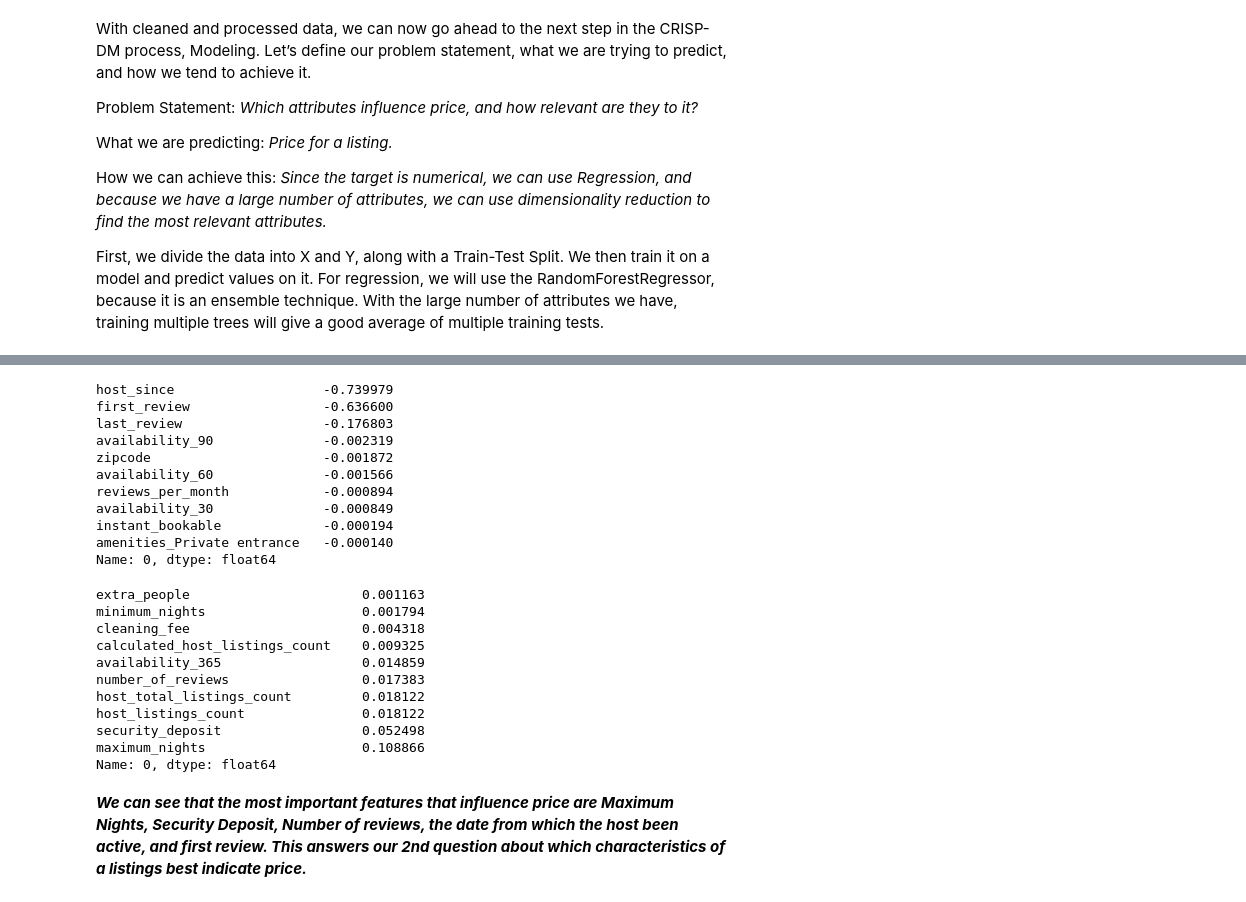
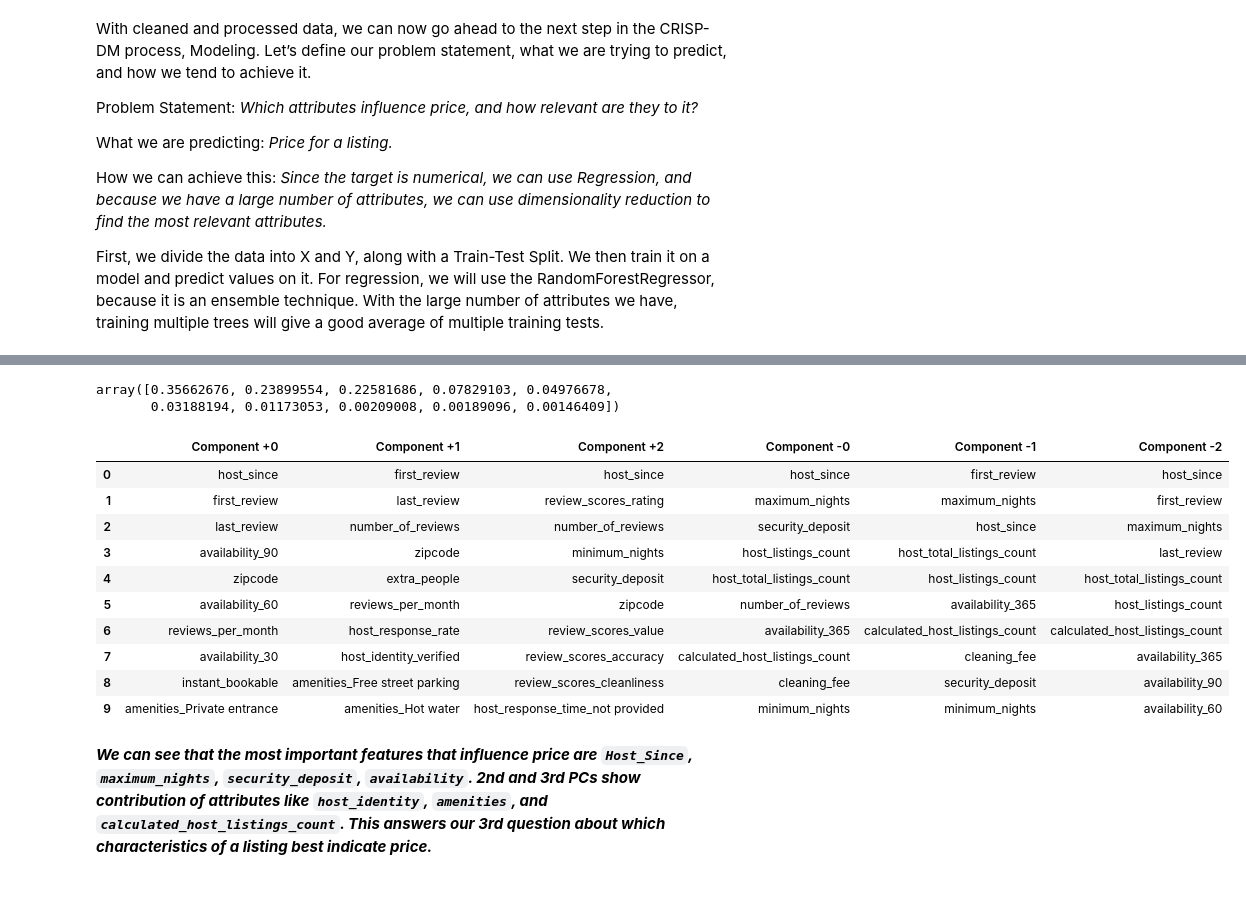
Before and after one commit to ravishchawla/Data-Analysis-with-AirBnB-Data, a Jupyter notebook: Data Exploration with AirBnB.ipynb, the cells around one changed output, grey strips where cells are left out. Cells and saved outputs as stored; diff of their text form; code cells hidden in the pictures.

```diff
--- a/Data Exploration with AirBnB.ipynb
+++ b/Data Exploration with AirBnB.ipynb
@@ -441,0 +444,3 @@ For training and testing, we get the following Mean Squared Errors: `44.599` and
+# %%
+pca = PCA(n_components=60, random_state=1024);
+pca.fit(l_X)
@@ -442,7 +450,4 @@ For training and testing, we get the following Mean Squared Errors: `44.599` and
 # %%
-pca = PCA(n_components=400, random_state=1024);
-pca.fit(l_X)
-
 listings_pca = pca.transform(l_X);
 l_X_p_train, l_X_p_test, l_y_p_train, l_y_p_test = train_test_split(listings_pca, l_y, test_size=0.33, random_state=1024)
 # %%
@@ -473,30 +475,31 @@ p_c_1 = principal_weights.iloc[0]
-# %%
-print(p_c_1.sort_values()[0:10])
-# %% [output]
-host_since                   -0.739979
-first_review                 -0.636600
-last_review                  -0.176803
-availability_90              -0.002319
-zipcode                      -0.001872
-availability_60              -0.001566
-reviews_per_month            -0.000894
-availability_30              -0.000849
-instant_bookable             -0.000194
-amenities_Private entrance   -0.000140
-Name: 0, dtype: float64
-# %%
-print(p_c_1.sort_values()[-10:])
-# %% [output]
-extra_people                      0.001163
-minimum_nights                    0.001794
-cleaning_fee                      0.004318
-calculated_host_listings_count    0.009325
-availability_365                  0.014859
-number_of_reviews                 0.017383
-host_total_listings_count         0.018122
-host_listings_count               0.018122
-security_deposit                  0.052498
-maximum_nights                    0.108866
-Name: 0, dtype: float64
+# %%
+pca.explained_variance_ratio_[0:10]
+# %% [output]
+array([0.35662676, 0.23899554, 0.22581686, 0.07829103, 0.04976678,
+       0.03188194, 0.01173053, 0.00209008, 0.00189096, 0.00146409])
+# %%
+principal_weights = pd.DataFrame(pca.components_,columns=l_X.columns)
+pc_array = [];
+for pos in range(0, 10):
+    pc_dict = {};
+    for ite in range(0, 3):
+        p_c = principal_weights.iloc[ite];
+        pc_dict['Component +' + str(ite)] = p_c.sort_values().index[pos]
+        pc_dict['Component -' + str(ite)] = p_c.sort_values().index[-1*pos]
+    pc_array.append(pc_dict);
+# %%
+pd.DataFrame(pc_array)
+# %% [output]
+|  | Component +0 | Component +1 | Component +2 | Component -0 | Component -1 | Component -2 |
+| 0 | host_since | first_review | host_since | host_since | first_review | host_since |
+| 1 | first_review | last_review | review_scores_rating | maximum_nights | maximum_nights | first_review |
+| 2 | last_review | number_of_reviews | number_of_reviews | security_deposit | host_since | maximum_nights |
+| 3 | availability_90 | zipcode | minimum_nights | host_listings_count | host_total_listings_count | last_review |
+| 4 | zipcode | extra_people | security_deposit | host_total_listings_count | host_listings_count | host_total_listings_count |
+| 5 | availability_60 | reviews_per_month | zipcode | number_of_reviews | availability_365 | host_listings_count |
+| 6 | reviews_per_month | host_response_rate | review_scores_value | availability_365 | calculated_host_listings_count | calculated_host_listings_count |
+| 7 | availability_30 | host_identity_verified | review_scores_accuracy | calculated_host_listings_count | cleaning_fee | availability_365 |
+| 8 | instant_bookable | amenities_Free street parking | review_scores_cleanliness | cleaning_fee | security_deposit | availability_90 |
+| 9 | amenities_Private entrance | amenities_Hot water | host_response_time_not provided | minimum_nights | minimum_nights | availability_60 |
 # %% [markdown]
-___We can see that the most important features that influence price are Maximum Nights, Security Deposit, Number of reviews, the date from which the host been active, and first review. This answers our 2nd question about which characteristics of a listings best indicate price.___
+___We can see that the most important features that influence price are `Host_Since`, `maximum_nights`, `security_deposit`, `availability`. 2nd and 3rd PCs show contribution of attributes like `host_identity`, `amenities`, and `calculated_host_listings_count`. This answers our 3rd question about which characteristics of a listing best indicate price.___
```
Also changed, not shown: parts of 12 cells of this notebook, 2 other files.
